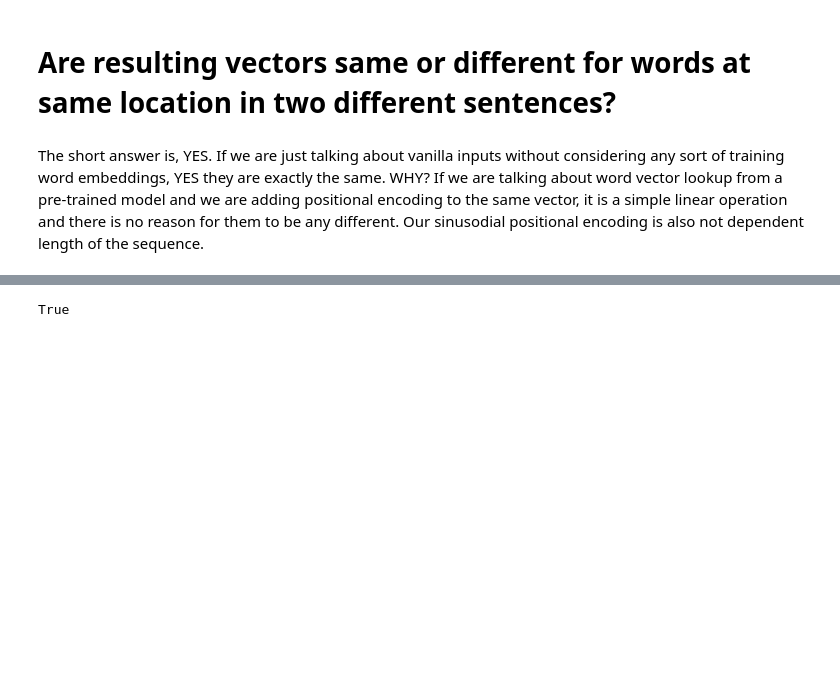
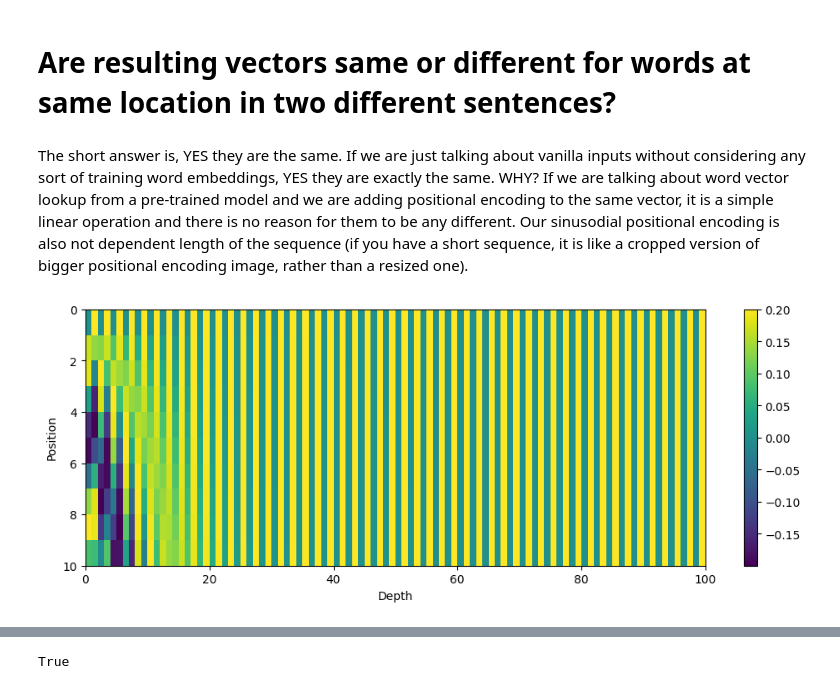
Before and after one commit to ArkAung/transformer_tutorial, a Jupyter notebook: intuition_behind_word_embeddings_with_positional_information.ipynb, the cells around one changed output, grey strips where cells are left out. Cells and saved outputs as stored; diff of their text form; code cells hidden in the pictures; blank space fills up the shorter version.

Commit message:
chore: add visuals for positional encoding for short seq and long seq with same dim

```diff
--- a/intuition_behind_word_embeddings_with_positional_information.ipynb
+++ b/intuition_behind_word_embeddings_with_positional_information.ipynb
@@ -289,4 +289,21 @@ Therefore, it is important to encode positional information to input tokens befo
 # %% [markdown]
 # Are resulting vectors same or different for words at same location in two different sentences?
 # %% [markdown]
-The short answer is, YES. If we are just talking about vanilla inputs without considering any sort of training word embeddings, YES they are exactly the same. WHY? If we are talking about word vector lookup from a pre-trained model and we are adding positional encoding to the same vector, it is a simple linear operation and there is no reason for them to be any different. Our sinusodial positional encoding is also not dependent length of the sequence.
+The short answer is, YES they are the same. If we are just talking about vanilla inputs without considering any sort of training word embeddings, YES they are exactly the same. WHY? If we are talking about word vector lookup from a pre-trained model and we are adding positional encoding to the same vector, it is a simple linear operation and there is no reason for them to be any different. Our sinusodial positional encoding is also not dependent length of the sequence (if you have a short sequence, it is like a cropped version of bigger positional encoding image, rather than a resized one).
+# %%
+# Compute the positional encodings
+d_model = 100
+d_sequence = 10
+positional_encodings = get_positional_encodings(d_sequence, d_model)
+
+# Visualize the positional encodings
+plt.figure(figsize=(12,4))
+plt.pcolormesh(positional_encodings, cmap='viridis')
+plt.xlabel('Depth')
+plt.xlim((0, d_model))
+plt.ylim((d_sequence, 0))
+plt.ylabel('Position')
+plt.colorbar()
+plt.show()
+# %% [output]
+[figure, added]
```
Also changed, not shown: parts of 1 cell of this notebook.
